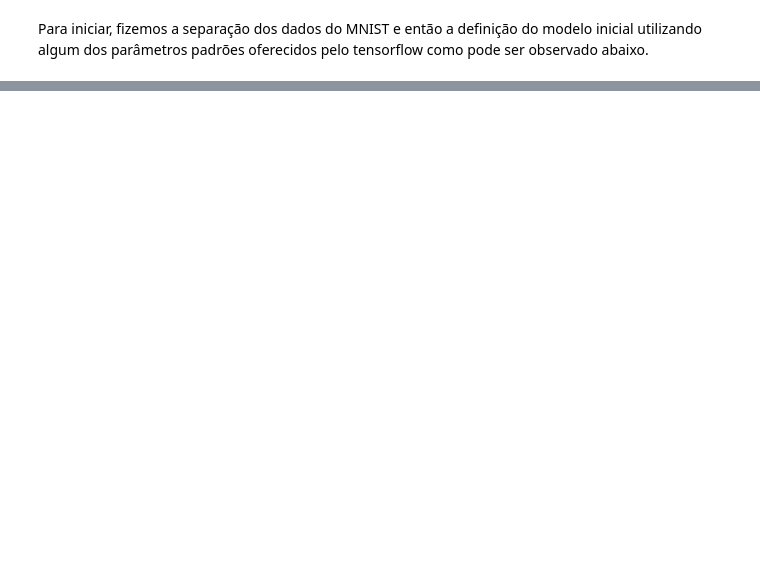
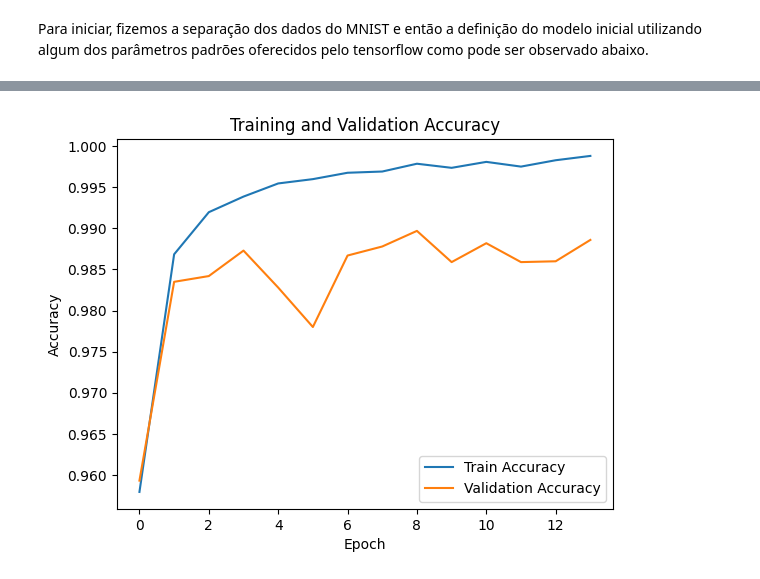
Before and after one commit to caiolbarreto/mlp, a Jupyter notebook: report.ipynb, the cells around one changed output, grey strips where cells are left out. Cells and saved outputs as stored; diff of their text form; code cells hidden in the pictures; blank space fills up the shorter version.

```diff
--- a/report.ipynb
+++ b/report.ipynb
@@ -271,0 +298,4 @@ Para iniciar, fizemos a separação dos dados do MNIST e então a definição do
+# %%
+training_data, validation_data, test_data = load_data()
+training_data = list(training_data)
+test_data = list(test_data)
@@ -273,0 +567,26 @@ A partir disso, fomos atrás de realizar uma otimização dos parâmetros utiliz
+# %%
+params = {
+    'learning_rate': 0.0011090093878667155,
+    'epochs': 14,
+    'batch_size': 44,
+    'num_filters': 128,
+    'dense_units': 167
+}
+
+model = tf.keras.Sequential([
+        tf.keras.layers.Conv2D(filters=params['num_filters'], kernel_size=(3, 3), activation='relu', input_shape=(28, 28, 1)),
+        tf.keras.layers.MaxPooling2D(pool_size=(2, 2)),
+        tf.keras.layers.Conv2D(filters=params['num_filters'] * 2, kernel_size=(3, 3), activation='relu'),
+        tf.keras.layers.MaxPooling2D(pool_size=(2, 2)),
+        tf.keras.layers.Flatten(),
+        tf.keras.layers.Dense(units=params['dense_units'], activation='relu'),
+        tf.keras.layers.Dense(units=10, activation='softmax')
+    ])
+
+model.compile(
+    loss='sparse_categorical_crossentropy',
+    optimizer=tf.keras.optimizers.Adam(learning_rate=params['learning_rate']),
+    metrics=['accuracy']
+)
+
+history = model.fit(X_train, y_train, epochs=params['epochs'], batch_size=params['batch_size'], validation_split=0.2, verbose=1)
@@ -273,0 +611,10 @@ A partir disso, fomos atrás de realizar uma otimização dos parâmetros utiliz
+# %%
+plt.plot(history.history['accuracy'], label='Train Accuracy')
+plt.plot(history.history['val_accuracy'], label='Validation Accuracy')
+plt.xlabel('Epoch')
+plt.ylabel('Accuracy')
+plt.legend(loc='lower right')
+plt.title('Training and Validation Accuracy')
+plt.show()
+# %% [output]
+[figure, added]
```
Also changed, not shown: parts of 42 cells of this notebook, 1 other file.
